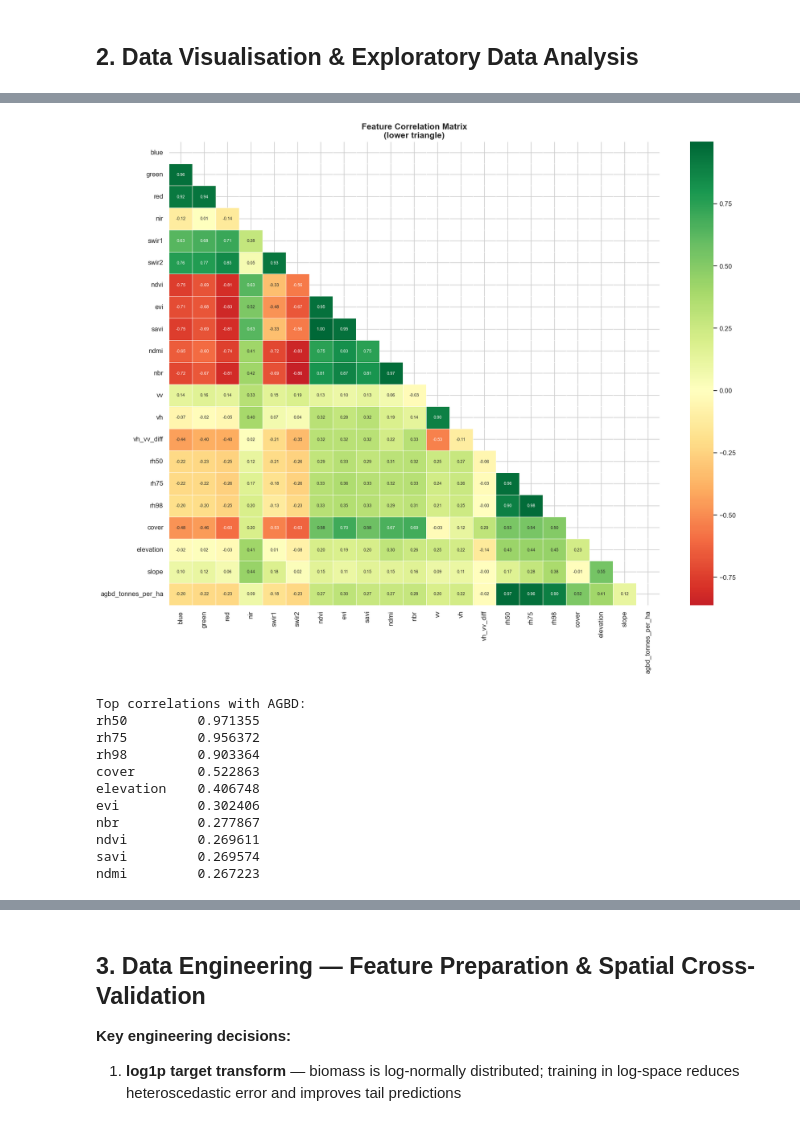
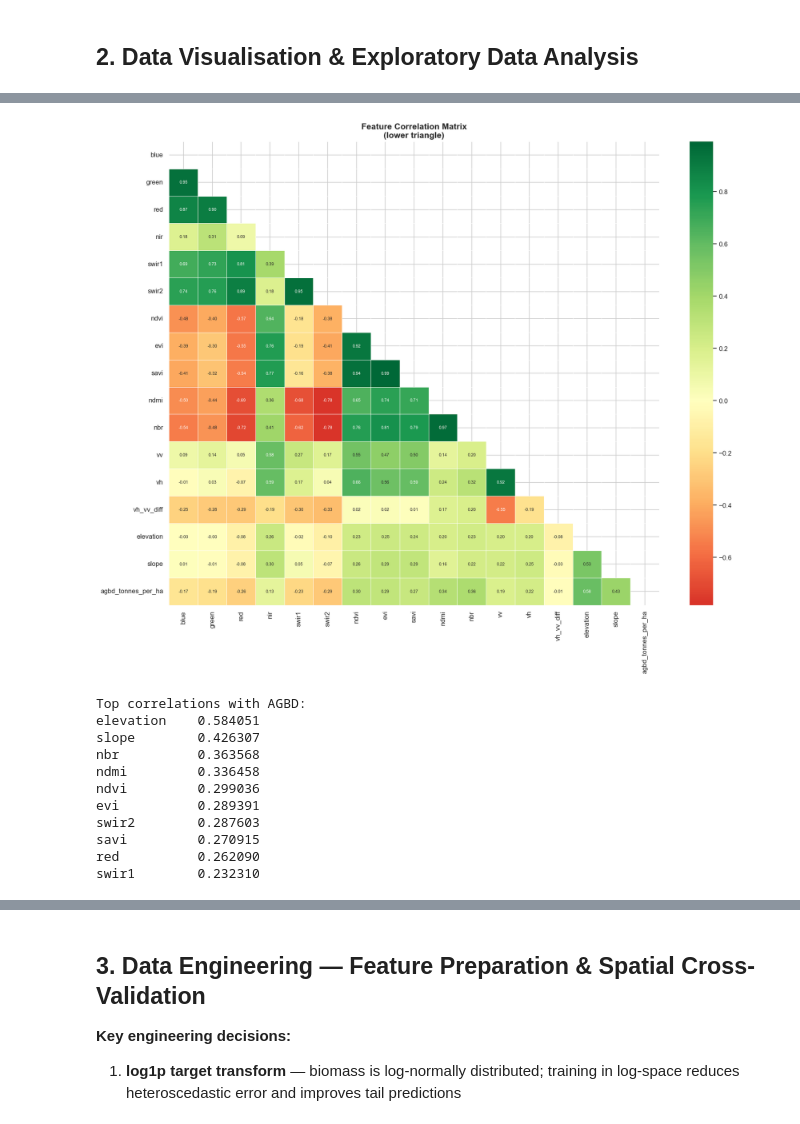
Before and after one commit to tonywahome/mission_capstone, a Jupyter notebook: notebooks/Biomass Estimation & Multi-Model Benchmark.ipynb, the cells around one changed output, grey strips where cells are left out. Drawn from its saved outputs; the diff is of its cells as text; code cells hidden in the pictures.

```diff
--- a/notebooks/Biomass Estimation & Multi-Model Benchmark.ipynb
+++ b/notebooks/Biomass Estimation & Multi-Model Benchmark.ipynb
@@ -469,44 +275,51 @@ for (group, feats), color in zip(sensor_groups.items(), group_colors):
 # %%
 # ── 2.3  Correlation heatmap (all features vs AGBD) ──────────────────────────
-feature_cols = [
-    "blue","green","red","nir","swir1","swir2",
-    "ndvi","evi","savi","ndmi","nbr",
-    "vv","vh","vh_vv_diff",
-    "rh50","rh75","rh98","cover",
-    "elevation","slope",
-    "agbd_tonnes_per_ha",
+DEFAULT_FEATURE_PRIORITY = [
+    "blue", "green", "red", "nir", "swir1", "swir2",
+    "ndvi", "evi", "savi", "ndmi", "nbr",
+    "vv", "vh", "vh_vv_diff",
+    "elevation", "slope",
 ]
+
+model_feature_cols = globals().get("MODEL_FEATURE_COLS")
+if not model_feature_cols:
+    candidate_features = globals().get("FEATURE_PRIORITY", DEFAULT_FEATURE_PRIORITY)
+    model_feature_cols = [feature for feature in candidate_features if feature in df.columns]
+
+feature_cols = [feature for feature in model_feature_cols if feature in df.columns]
+if "agbd_tonnes_per_ha" not in feature_cols:
+    feature_cols.append("agbd_tonnes_per_ha")
 
 corr = df[feature_cols].corr()
 
 fig, ax = plt.subplots(figsize=(16, 13))
 mask = np.triu(np.ones_like(corr, dtype=bool))
 sns.heatmap(
     corr, mask=mask, annot=True, fmt=".2f", cmap="RdYlGn",
     center=0, linewidths=0.4, ax=ax,
     annot_kws={"size": 7},
 )
 ax.set_title("Feature Correlation Matrix\n(lower triangle)", fontsize=14, fontweight="bold")
 plt.tight_layout()
 plt.show()
 
 # Print top correlations with AGBD
 top_corr = corr["agbd_tonnes_per_ha"].drop("agbd_tonnes_per_ha").abs().sort_values(ascending=False)
 print("Top correlations with AGBD:")
 print(top_corr.head(10).to_string())
 # %% [output]
-[figure, old version]
+[figure, new version]
 Top correlations with AGBD:
-rh50         0.971355
-rh75         0.956372
-rh98         0.903364
-cover        0.522863
-elevation    0.406748
-evi          0.302406
-nbr          0.277867
-ndvi         0.269611
-savi         0.269574
-ndmi         0.267223
+elevation    0.584051
+slope        0.426307
+nbr          0.363568
+ndmi         0.336458
+ndvi         0.299036
+evi          0.289391
+swir2        0.287603
+savi         0.270915
+red          0.262090
+swir1        0.232310
 # %%
 # ── 2.4  Scatter: top predictors vs AGBD ─────────────────────────────────────
 top_feats = top_corr.head(6).index.tolist()
```
Also changed, not shown: parts of 23 cells of this notebook.
